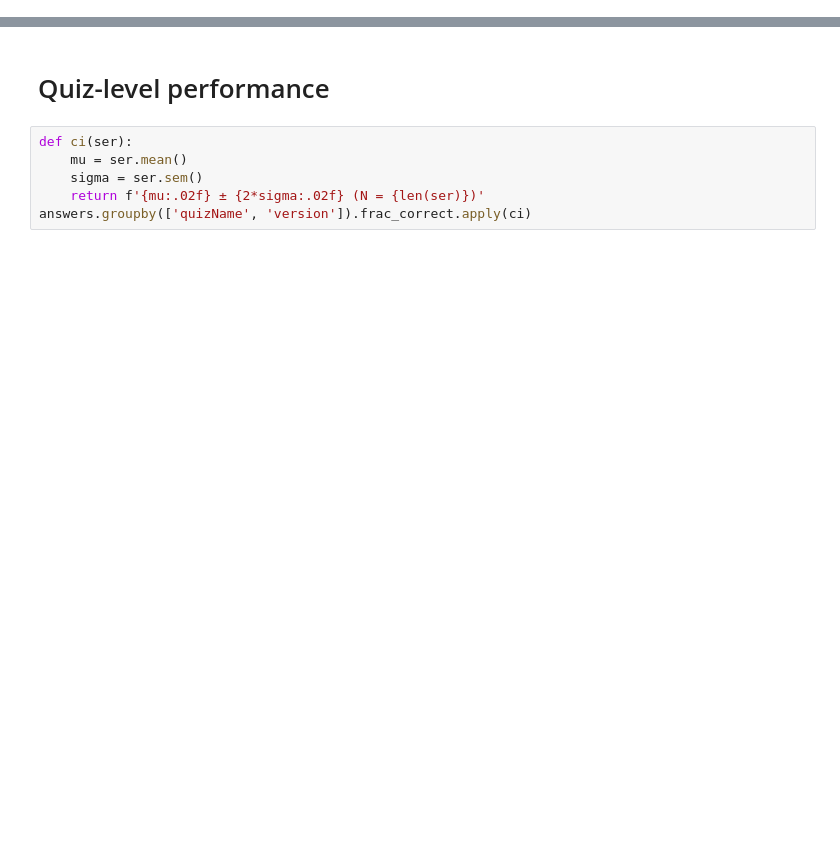
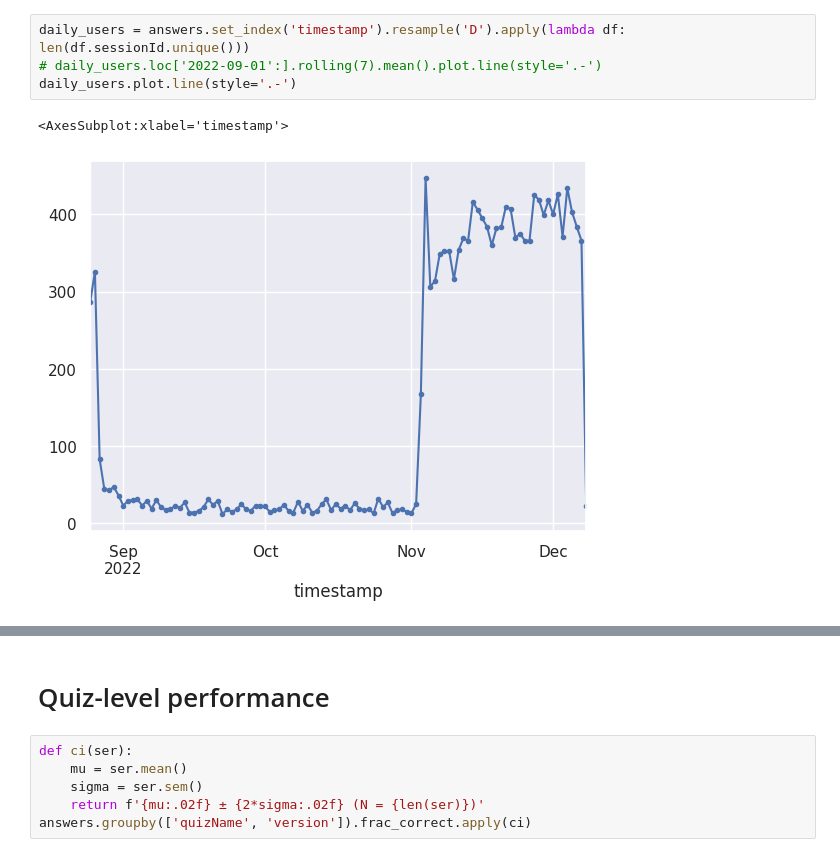
Before and after one commit to cognitive-engineering-lab/rust-book-backend, a Jupyter notebook: notebooks/answers.ipynb, the cells around one changed output, grey strips where cells are left out. Cells and saved outputs as stored; diff of their text form; blank space fills up the shorter version.

```diff
--- a/notebooks/answers.ipynb
+++ b/notebooks/answers.ipynb
@@ -38,0 +47,7 @@ ax.xaxis.set_major_formatter(date_form)
+# %%
+daily_users = answers.set_index('timestamp').resample('D').apply(lambda df: len(df.sessionId.unique()))
+# daily_users.loc['2022-09-01':].rolling(7).mean().plot.line(style='.-')
+daily_users.plot.line(style='.-')
+# %% [output]
+<AxesSubplot:xlabel='timestamp'>
+[figure, added]
```
Also changed, not shown: parts of 21 cells of this notebook, 11 other files.
